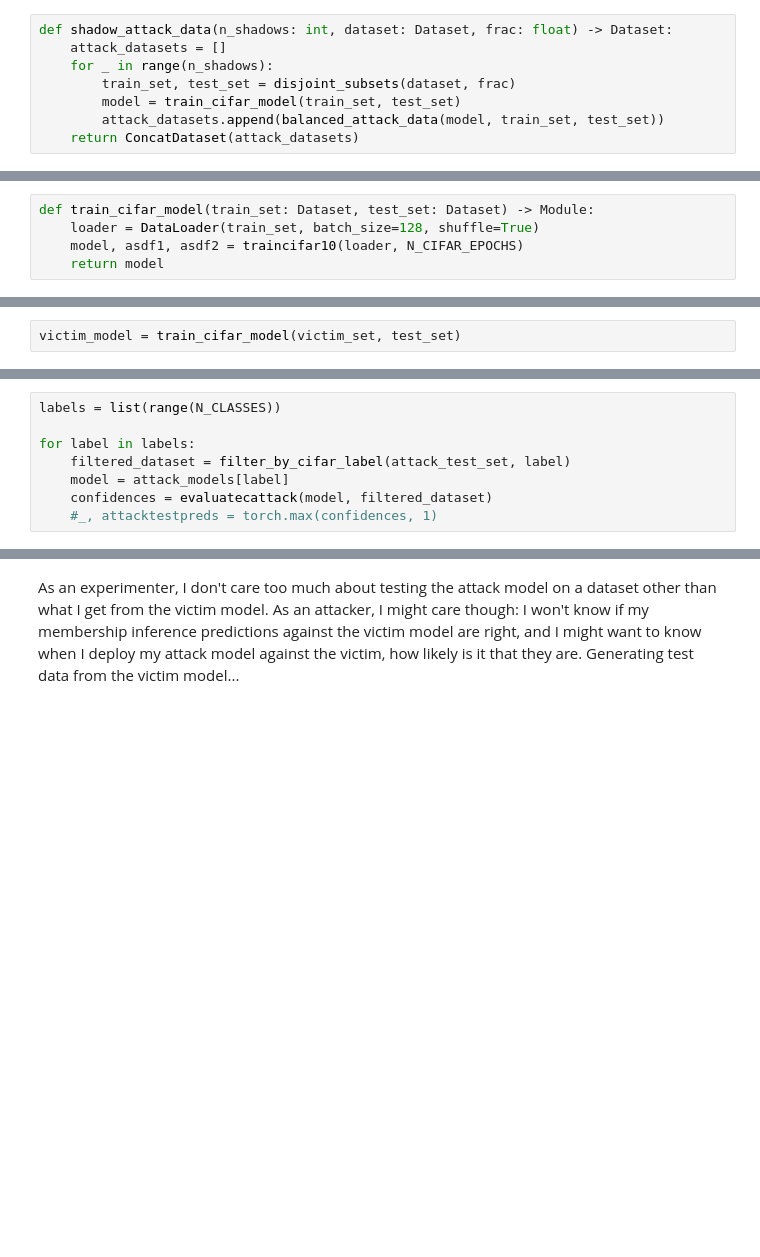
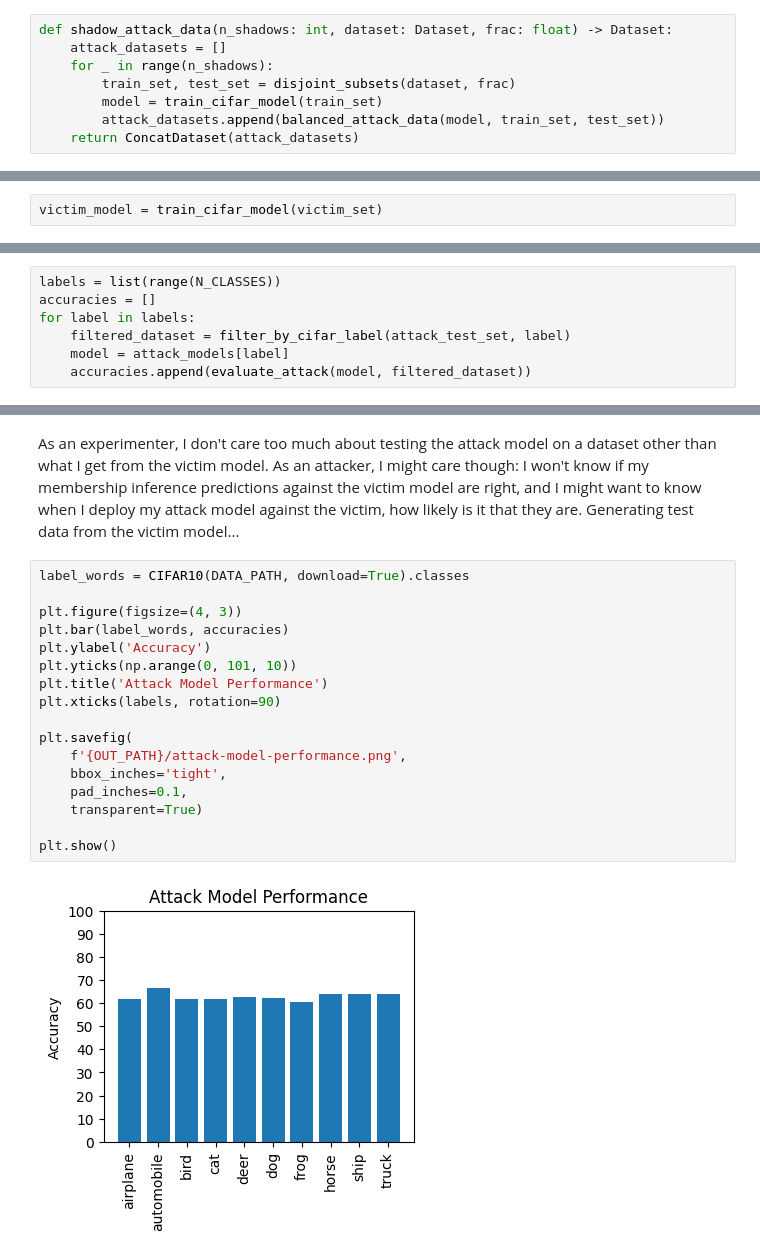
Before and after one commit to sbaldasty/adversarial-ai, a Jupyter notebook: membership-inference.ipynb, the cells around one changed output, grey strips where cells are left out. Saved outputs shown, nothing was run; the diff lists cells and outputs as text; blank space fills up the shorter version.

```diff
--- a/membership-inference.ipynb
+++ b/membership-inference.ipynb
@@ -317,7 +345,7 @@ def shadow_attack_data(n_shadows: int, dataset: Dataset, frac: float) -> Dataset
     attack_datasets = []
     for _ in range(n_shadows):
         train_set, test_set = disjoint_subsets(dataset, frac)
-        model = train_cifar_model(train_set, test_set)
+        model = train_cifar_model(train_set)
         attack_datasets.append(balanced_attack_data(model, train_set, test_set))
     return ConcatDataset(attack_datasets)
 # %% [markdown]
@@ -345,5 +357,0 @@ def cifar_model() -> Module:
-# %%
-def train_cifar_model(train_set: Dataset, test_set: Dataset) -> Module:
-    loader = DataLoader(train_set, batch_size=128, shuffle=True)
-    model, asdf1, asdf2 = traincifar10(loader, N_CIFAR_EPOCHS)
-    return model
@@ -371,7 +374,7 @@ Putting it all together...
 # %%
 victim_set, adversary_set, test_set = split_cifar_dataset(VICTIM_TRAIN_FRAC)
 # %%
-victim_model = train_cifar_model(victim_set, test_set)
+victim_model = train_cifar_model(victim_set)
 # %%
 attack_test_set = victim_attack_data(victim_model, victim_set, test_set)
 # %%
@@ -380,10 +383,9 @@ complete_attack_train_set = shadow_attack_data(N_SHADOW_MODELS, adversary_set, S
 attack_models = train_attack_models(N_CLASSES, complete_attack_train_set)
 # %%
 labels = list(range(N_CLASSES))
-
+accuracies = []
 for label in labels:
     filtered_dataset = filter_by_cifar_label(attack_test_set, label)
     model = attack_models[label]
-    confidences = evaluatecattack(model, filtered_dataset)
-    #_, attacktestpreds = torch.max(confidences, 1)
+    accuracies.append(evaluate_attack(model, filtered_dataset))
 # %% [output]
@@ -400,2 +402,21 @@ Accuracy: 63.80%
 # %% [markdown]
 As an experimenter, I don't care too much about testing the attack model on a dataset other than what I get from the victim model. As an attacker, I might care though: I won't know if my membership inference predictions against the victim model are right, and I might want to know when I deploy my attack model against the victim, how likely is it that they are. Generating test data from the victim model...
+# %%
+label_words = CIFAR10(DATA_PATH, download=True).classes
+
+plt.figure(figsize=(4, 3))
+plt.bar(label_words, accuracies)
+plt.ylabel('Accuracy')
+plt.yticks(np.arange(0, 101, 10))
+plt.title('Attack Model Performance')
+plt.xticks(labels, rotation=90)
+
+plt.savefig(
+    f'{OUT_PATH}/attack-model-performance.png',
+    bbox_inches='tight',
+    pad_inches=0.1,
+    transparent=True)
+
+plt.show()
+# %% [output]
+[figure, added]
```
Also changed, not shown: parts of 10 cells of this notebook, 1 other file.
